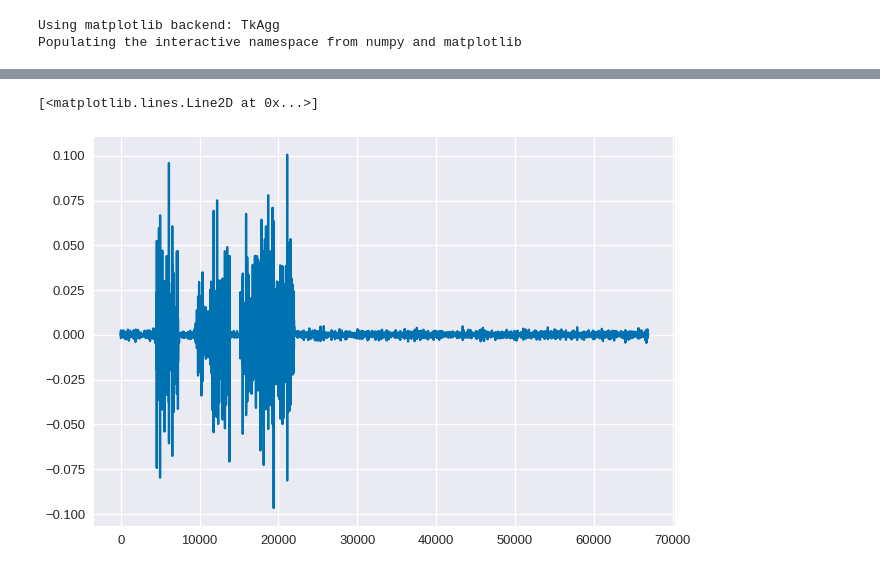
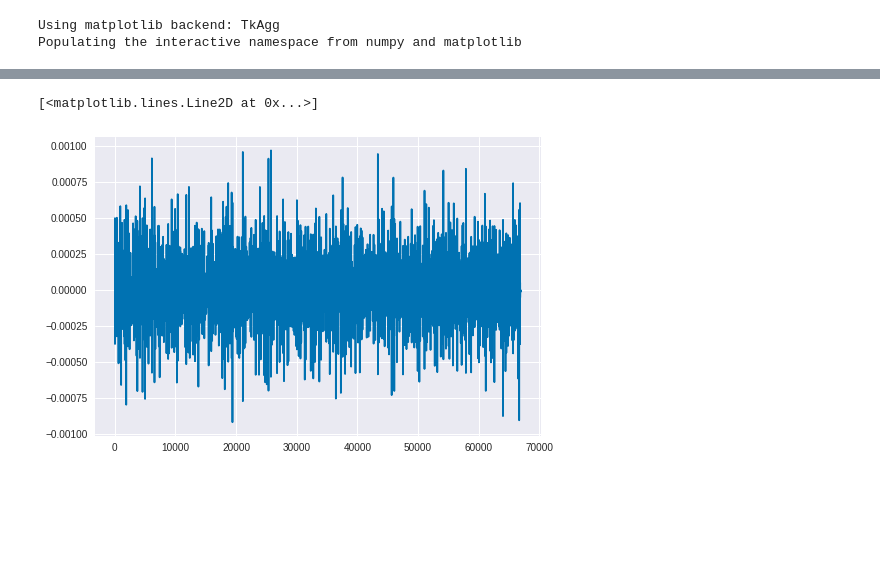
Before and after one commit to PaulEcoffet/birdsonglearningmodel, a Jupyter notebook: analysis/comparison_padded_full_song.ipynb, the cells around one changed output, grey strips where cells are left out. Saved outputs shown, nothing was run; the diff lists cells and outputs as text; code cells hidden in the pictures; blank space fills up the shorter version.

```diff
--- a/analysis/comparison_padded_full_song.ipynb
+++ b/analysis/comparison_padded_full_song.ipynb
@@ -18,8 +19,5 @@ from synth import synthesize
 Using matplotlib backend: TkAgg
 Populating the interactive namespace from numpy and matplotlib
 # %%
-sr, tutor = wavfile.read('../data/ba_example.wav')
+sr, ts = wavfile.read('../data/ba_example.wav')
+sm = SongModel(song=ts, priors=np.zeros(18))
-# %%
-sm = SongModel(tutor)
-# %%
-sm.gestures[5][1] = fit_gesture_whole(bsa_measure(tutor, sr), sm, 5, lambda s: bsa_measure(s, sr), lambda g, c: np.linalg.norm(g - c), 10)[0]
@@ -43,5 +24,5 @@ plt.close()
 # %%
-plt.plot(sm.gen_sound())
+plt.plot(sm.gen_sound(fixed_normalize=True))
 # %% [output]
 [<matplotlib.lines.Line2D at 0x...>]
-[figure, old version]
+[figure, new version]
```
Also changed, not shown: parts of 35 cells of this notebook, 2 other files.
